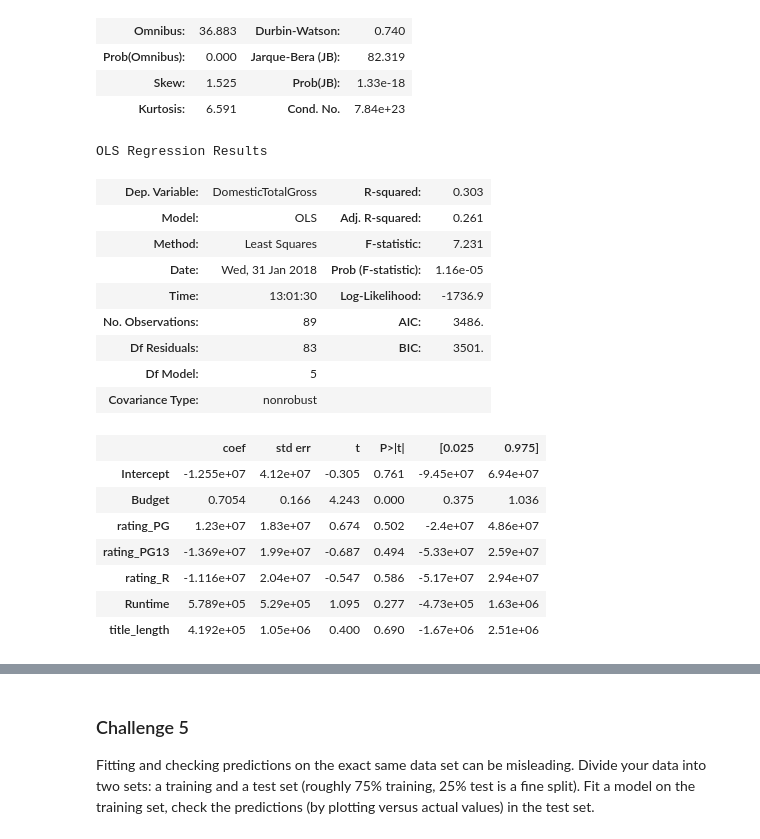
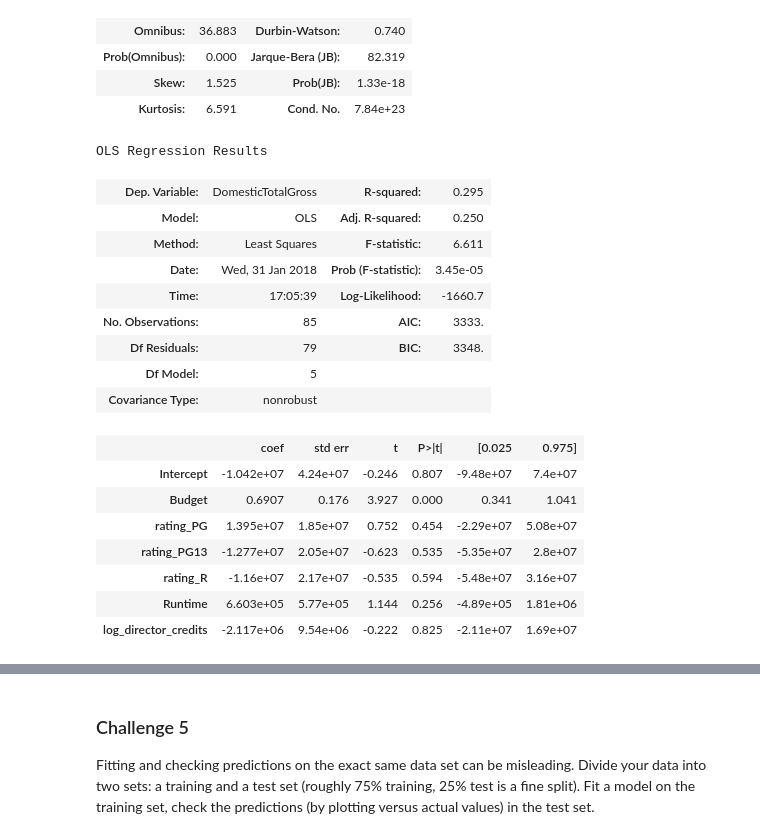
Before and after one commit to cliuless/ds_again, a Jupyter notebook: student_submissions/challenges/05_linear_splitting/igumenshcheva_arina/challenge_set_5_arina.ipynb, the cells around one changed output, grey strips where cells are left out. Saved outputs shown, nothing was run; the diff lists cells and outputs as text; code cells hidden in the pictures.

```diff
--- a/student_submissions/challenges/05_linear_splitting/igumenshcheva_arina/challenge_set_5_arina.ipynb
+++ b/student_submissions/challenges/05_linear_splitting/igumenshcheva_arina/challenge_set_5_arina.ipynb
@@ -265,3 +286,42 @@ array(['Francis Lawrence', 'Shane Black', 'Chris BuckJennifer Lee',
        'Peter Segal', 'Morgan Spurlock', 'Jeff Wadlow', 'Jean-Marc Vallee',
        'Ron Howard', 'Andrew Niccol', 'Edgar Wright',
        'Jon LucasScott Moore', 'Spike Jonze'], dtype=object)
+# %%
+# Remove obs with missing Director values
+movies_df = movies_df[pd.notnull(movies_df.Director)]
+# %%
+# If multiple directors on a movie, then the director credits were added.
+# Director credits source: IMDB
+# Director credits counts prior to 2013
+def director_credits(director):
+    director_credits_dict = {'Francis Lawrence':46, 'Shane Black':1, 'Chris BuckJennifer Lee':3,
+       'Pierre CoffinChris Renaud':9, 'Zack Snyder':8, 'Alfonso Cuaron':13,
+       'Dan Scanlon':2, 'Peter Jackson':17, 'Justin Lin':12, 'Sam Raimi':30,
+       'J.J. Abrams':11, 'Alan Taylor':29, 'Marc Forster':10,
+       'Kirk De MiccoChris Sanders':3, 'Paul Feig':16,
+       'Rawson Marshall Thurber':6, 'David O. Russell':9, 'Baz Luhrmann':13,
+       'James Wan':7, 'Seth Gordon':12, 'Dennis Dugan':36, 'James Mangold':12,
+       'Adam McKay':14, 'Peter Berg':15, 'Jon Chu':9, 'Louis Leterrier':5,
+       'Martin Scorsese':52, 'Lee Daniels':3, 'Todd Phillips':12, 'Chris Wedge':5,
+       'Paul Greengrass':16, 'Jeff Tremaine':11, 'Guillermo del Toro':10,
+       'Evan GoldbergSeth Rogen':0, 'Antoine Fuqua':15, 'Brian Helgeland':5,
+       'Neill Blomkamp':10, 'Klay Hall':7, 'Gore Verbinski':9, 'Joseph Kosinski':1,
+       'John Lee Hancock':6, 'David Soren':1, 'Baltasar Kormakur':8,
+       'Roland Emmerich':16, 'Andres Muschietti':3, 'Lasse Hallstrom':66,
+       'Raja Gosnell':8, 'Malcolm D. Lee':7, 'Thor Freudenthal':9, 'John Moore':6,
+       'Jonathan Levine':6, 'Bryan Singer':11, 'James DeMonaco':1,
+       'Jon Turteltaub':16, 'Gavin Hood':9, 'Denis Villeneuve':11,
+       'M. Night Shyamalan':9, 'Ben Stiller':13, 'Cal Brunker':1,
+       'Steve McQueen (II)':25, 'Jimmy Hayward':2, 'Tommy Wirkola':4,
+       'Fede Alvarez':4, 'Dean Parisot':29, 'Tyler Perry':27, 'Brad Anderson':23,
+       'Michael Bay':50, 'Ruben Fleischer':14, 'Shawn Levy':31, 'Ric Roman Waugh':3,
+       'David Twohy':7, 'Michael Tiddes':3, 'Carl Rinsch':3, 'John Wells':4,
+       'Stephen Frears':55, 'Luc Besson':24, 'Barry CookNeil Nightingale':6,
+       'Kimberly Peirce':5, 'John Luessenhop':3, 'Robert Schwentke':7,
+       'Woody Allen':47, 'Steven Soderbergh':34, 'Harald Zwart':14, 'Ken Scott':2,
+       'Peter Segal':17, 'Morgan Spurlock':10, 'Jeff Wadlow':5, 'Jean-Marc Vallee':10,
+       'Ron Howard':31, 'Andrew Niccol':5, 'Edgar Wright':18,
+       'Jon LucasScott Moore':0, 'Spike Jonze':91}
+    return director_credits_dict[director]
+# %%
+movies_df['director_credits'] = movies_df['Director'].apply(lambda d: director_credits(d))
@@ -267,0 +337,4 @@ array(['Francis Lawrence', 'Shane Black', 'Chris BuckJennifer Lee',
+# %%
+movies_df['log_director_credits'] = movies_df['director_credits'].apply(np.log)
+movies_df2 = movies_df[movies_df.director_credits != 0]
+movies_df2['log_director_credits'].hist(figsize=(10,8), bins=50);
@@ -299,30 +374,30 @@ OLS Regression Results
 | Kurtosis: | 6.591 | Cond. No. | 7.84e+23 |
 # %%
 # Create feature matrix X and target vector y
-y4, X4 = patsy.dmatrices('DomesticTotalGross ~ Budget + rating_PG + rating_PG13 + rating_R + Runtime + title_length', data=movies_df, return_type="dataframe")
+y4, X4 = patsy.dmatrices('DomesticTotalGross ~ Budget + rating_PG + rating_PG13 + rating_R + Runtime + log_director_credits', data=movies_df2, return_type="dataframe")
 
 # Create OLS model
 model4 = sm.OLS(y4, X4)
 # Fit the model to the training set
 fit4 = model4.fit()
 # Print summary statistics of the model's performance
 fit4.summary()
 # %% [output]
 OLS Regression Results
-| Dep. Variable: | DomesticTotalGross | R-squared: | 0.303 |
-| Model: | OLS | Adj. R-squared: | 0.261 |
-| Method: | Least Squares | F-statistic: | 7.231 |
-| Date: | Wed, 31 Jan 2018 | Prob (F-statistic): | 1.16e-05 |
-| Time: | 13:01:30 | Log-Likelihood: | -1736.9 |
-| No. Observations: | 89 | AIC: | 3486. |
-| Df Residuals: | 83 | BIC: | 3501. |
+| Dep. Variable: | DomesticTotalGross | R-squared: | 0.295 |
+| Model: | OLS | Adj. R-squared: | 0.250 |
+| Method: | Least Squares | F-statistic: | 6.611 |
+| Date: | Wed, 31 Jan 2018 | Prob (F-statistic): | 3.45e-05 |
+| Time: | 17:05:39 | Log-Likelihood: | -1660.7 |
+| No. Observations: | 85 | AIC: | 3333. |
+| Df Residuals: | 79 | BIC: | 3348. |
 | Df Model: | 5 |  |  |
 | Covariance Type: | nonrobust |  |  |
 |  | coef | std err | t | P>|t| | [0.025 | 0.975] |
-| Intercept | -1.255e+07 | 4.12e+07 | -0.305 | 0.761 | -9.45e+07 | 6.94e+07 |
-| Budget | 0.7054 | 0.166 | 4.243 | 0.000 | 0.375 | 1.036 |
-| rating_PG | 1.23e+07 | 1.83e+07 | 0.674 | 0.502 | -2.4e+07 | 4.86e+07 |
-| rating_PG13 | -1.369e+07 | 1.99e+07 | -0.687 | 0.494 | -5.33e+07 | 2.59e+07 |
-| rating_R | -1.116e+07 | 2.04e+07 | -0.547 | 0.586 | -5.17e+07 | 2.94e+07 |
-| Runtime | 5.789e+05 | 5.29e+05 | 1.095 | 0.277 | -4.73e+05 | 1.63e+06 |
-| title_length | 4.192e+05 | 1.05e+06 | 0.400 | 0.690 | -1.67e+06 | 2.51e+06 |
+| Intercept | -1.042e+07 | 4.24e+07 | -0.246 | 0.807 | -9.48e+07 | 7.4e+07 |
+| Budget | 0.6907 | 0.176 | 3.927 | 0.000 | 0.341 | 1.041 |
+| rating_PG | 1.395e+07 | 1.85e+07 | 0.752 | 0.454 | -2.29e+07 | 5.08e+07 |
+| rating_PG13 | -1.277e+07 | 2.05e+07 | -0.623 | 0.535 | -5.35e+07 | 2.8e+07 |
+| rating_R | -1.16e+07 | 2.17e+07 | -0.535 | 0.594 | -5.48e+07 | 3.16e+07 |
+| Runtime | 6.603e+05 | 5.77e+05 | 1.144 | 0.256 | -4.89e+05 | 1.81e+06 |
+| log_director_credits | -2.117e+06 | 9.54e+06 | -0.222 | 0.825 | -2.11e+07 | 1.69e+07 |
```
Also changed, not shown: parts of 5 cells of this notebook.
